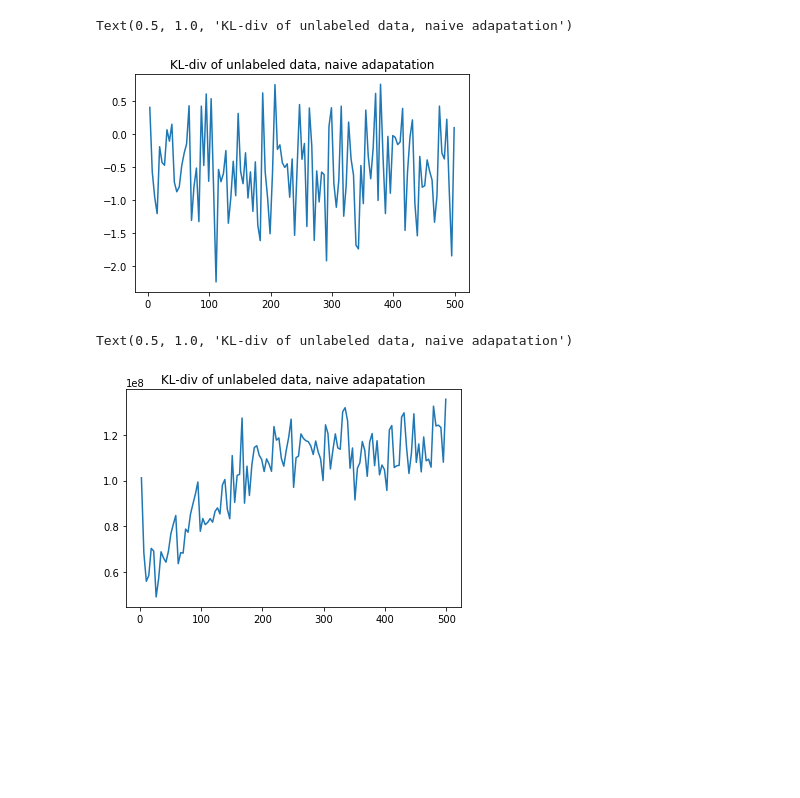
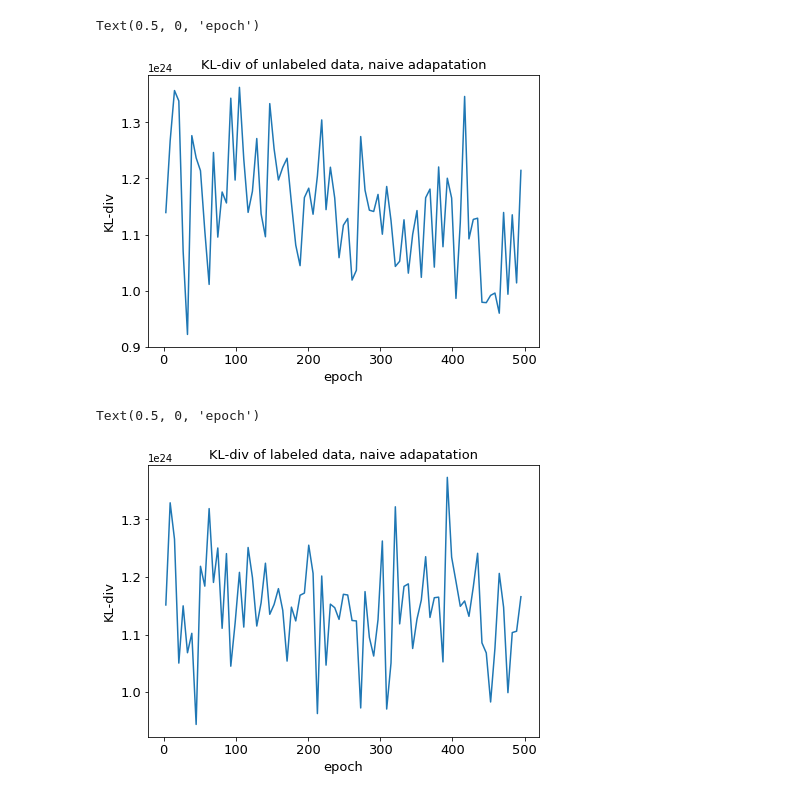
Before and after one commit to stevenliu000/time-series-domain-adaptation, a Jupyter notebook: f_div/visualization.ipynb, the cells around one changed output. Cells and saved outputs as stored; diff of their text form; code cells hidden in the pictures; blank space fills up the shorter version.

Commit message:
visual

```diff
--- a/f_div/visualization.ipynb
+++ b/f_div/visualization.ipynb
@@ -1,8 +1,10 @@
 # %%
 import numpy as np
 import matplotlib.pyplot as plt
+%matplotlib inline
+plt.rcParams['figure.figsize'] = [7, 5]
 # %%
-naive_adaption_path = "/home/weixinli/time-series-domain-adaptation/train_related/f-gan/naive_adaption/"
-unlabeled_f_div = np.load(naive_adaption_path+"unlabeled_f_div.npy")
-labeled_f_div = np.load(naive_adaption_path+"labeled_f_div.npy")
+naive_adaption_path = "/home/weixinli/time-series-domain-adaptation/train_related/f-gan/naive_adaption_KL/"
+unlabeled_f_div = np.load(naive_adaption_path+"unlabeled_KL.npy")
+labeled_f_div = np.load(naive_adaption_path+"labeled_KL.npy")
 epochs = np.load(naive_adaption_path+"epochs.npy")
@@ -9,13 +29,21 @@ epochs = np.load(naive_adaption_path+"epochs.npy")
 # %%
 plt.plot(epochs, unlabeled_f_div)
-plt.title('KL-div of unlabeled data, naive adapatation')
+plt.title('KL-div of unlabeled data, naive adapatation', fontsize=13)
+plt.yticks(fontsize=13)
+plt.xticks(fontsize=13)
+plt.ylabel("KL-div", fontsize=13)
+plt.xlabel('epoch', fontsize=13)
 # %% [output]
-Text(0.5, 1.0, 'KL-div of unlabeled data, naive adapatation')
+Text(0.5, 0, 'epoch')
-[figure, old version]
+[figure, new version]
 # %%
 plt.plot(epochs, labeled_f_div)
-plt.title('KL-div of unlabeled data, naive adapatation')
+plt.title('KL-div of labeled data, naive adapatation', fontsize=13)
+plt.yticks(fontsize=13)
+plt.xticks(fontsize=13)
+plt.ylabel("KL-div", fontsize=13)
+plt.xlabel('epoch', fontsize=13)
 # %% [output]
-Text(0.5, 1.0, 'KL-div of unlabeled data, naive adapatation')
+Text(0.5, 0, 'epoch')
-[figure, old version]
+[figure, new version]
 # %%
```
Also changed, not shown: parts of 7 cells of this notebook.
